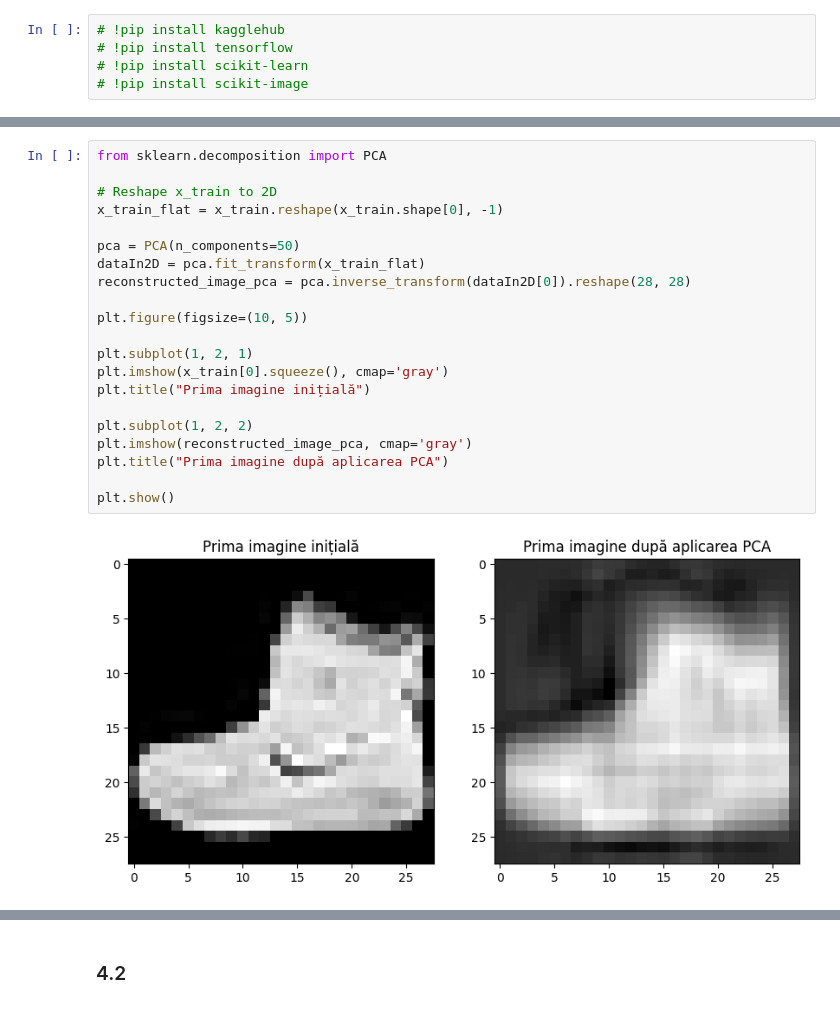
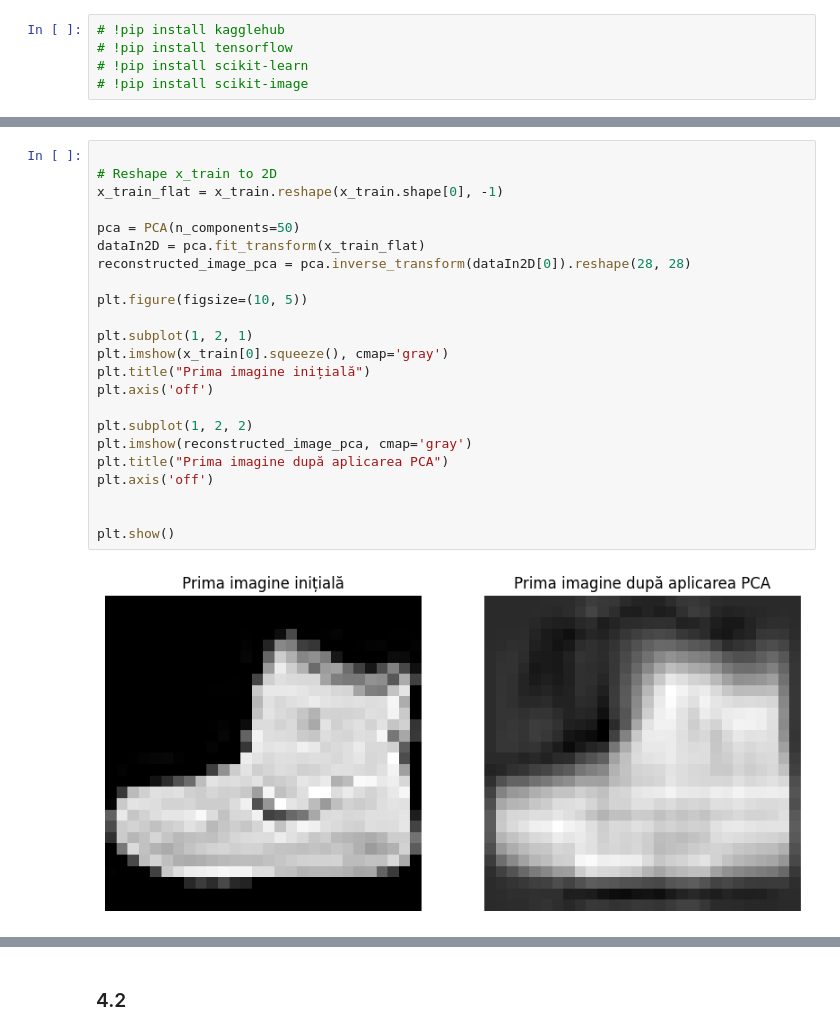
Before and after one commit to Vulturul2k/ML_project, a Jupyter notebook: fashion.ipynb, the cells around one changed output, grey strips where cells are left out. Saved outputs shown, nothing was run; the diff lists cells and outputs as text.

```diff
--- a/fashion.ipynb
+++ b/fashion.ipynb
@@ -25,28 +35,30 @@ print(f"x_train shape: {x_train.shape}, y_train shape: {y_train.shape}")
 # %% [output]
 x_train shape: (60000, 28, 28, 1), y_train shape: (60000,)
 # %%
-from sklearn.decomposition import PCA
 
 # Reshape x_train to 2D
 x_train_flat = x_train.reshape(x_train.shape[0], -1)
 
 pca = PCA(n_components=50)
 dataIn2D = pca.fit_transform(x_train_flat)
 reconstructed_image_pca = pca.inverse_transform(dataIn2D[0]).reshape(28, 28)
 
 plt.figure(figsize=(10, 5))
 
 plt.subplot(1, 2, 1)
 plt.imshow(x_train[0].squeeze(), cmap='gray')
 plt.title("Prima imagine inițială")
+plt.axis('off')
 
 plt.subplot(1, 2, 2)
 plt.imshow(reconstructed_image_pca, cmap='gray')
 plt.title("Prima imagine după aplicarea PCA")
+plt.axis('off')
+
 
 plt.show()
 # %% [output]
-[figure, old version]
+[figure, new version]
 # %%
 image_sample = x_train[0].squeeze()
 _, hog_image = hog(image_sample, orientations=9, pixels_per_cell=(8, 8),
```
Also changed, not shown: parts of 12 cells of this notebook, 1 other file.
